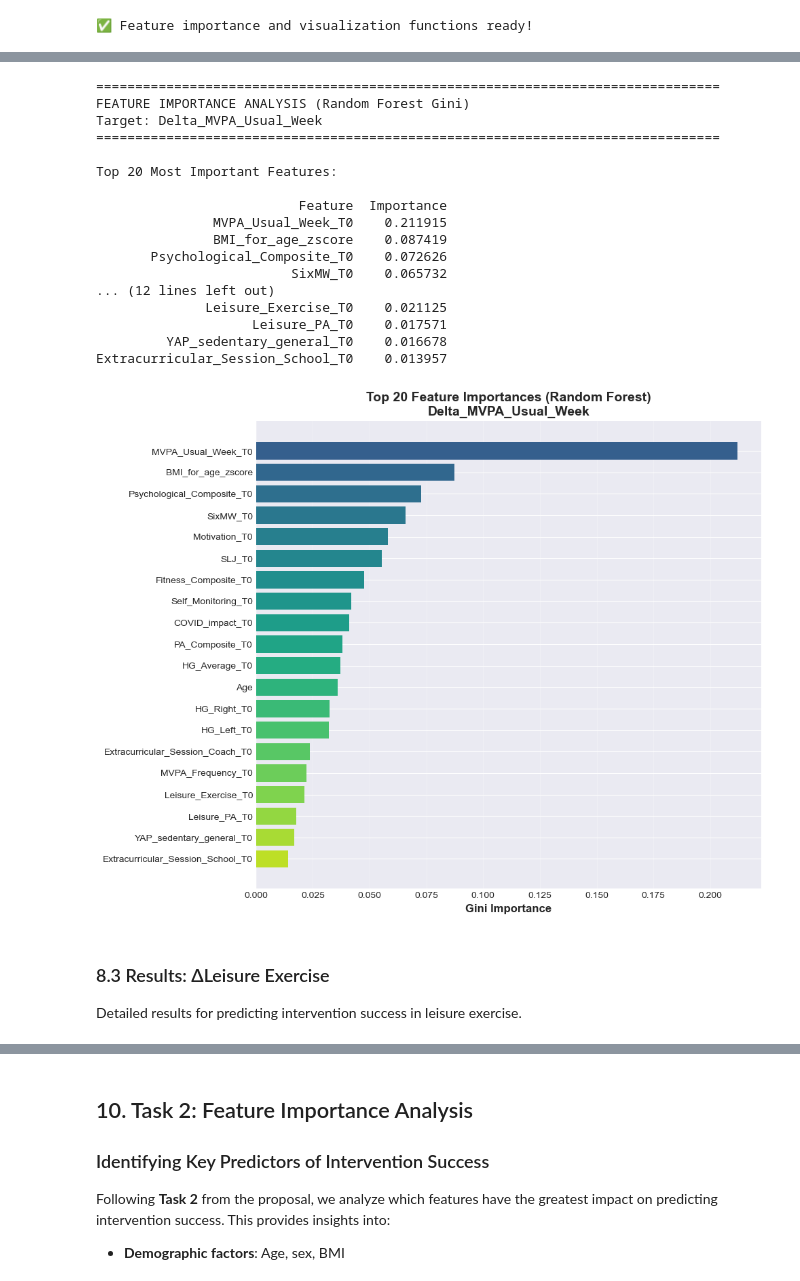
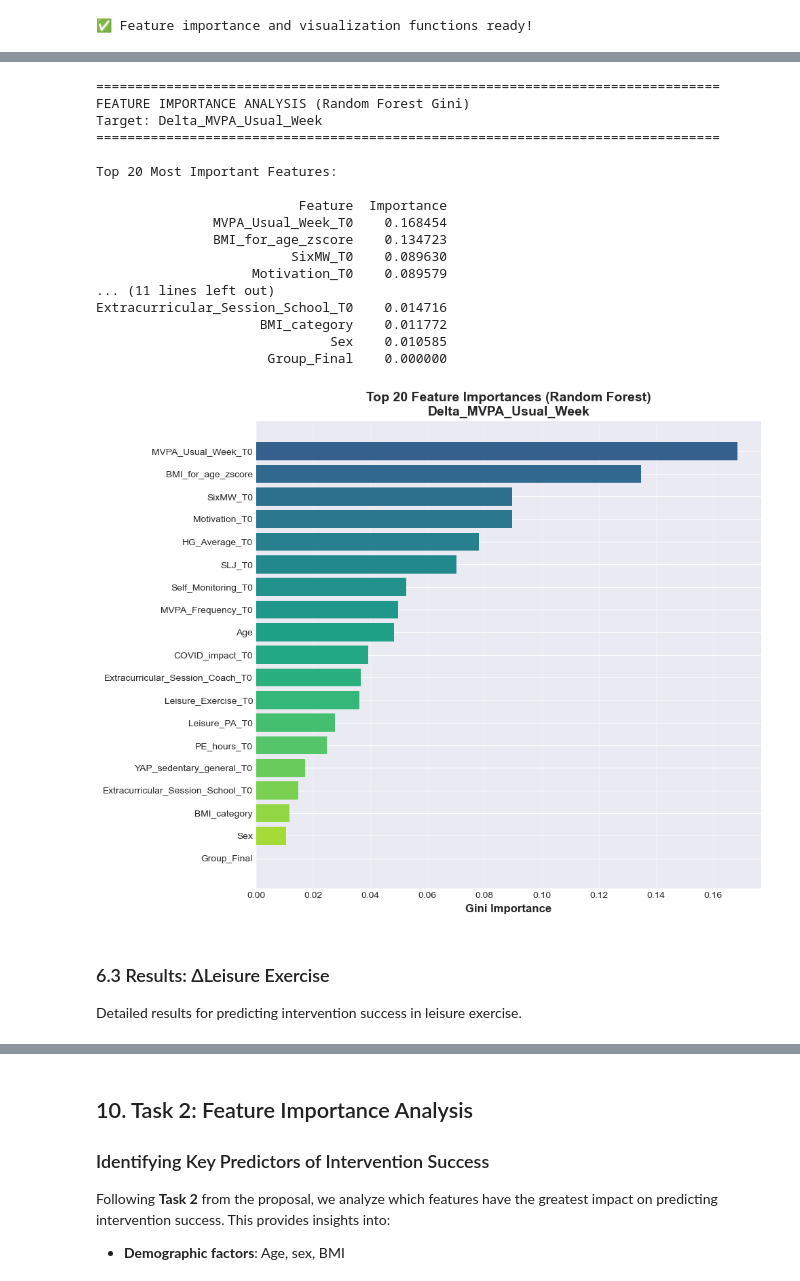
Before and after one commit to annalena13403/PE4Move_Project, a Jupyter notebook: ML.ipynb, the cells around one changed output, grey strips where cells are left out. Saved outputs shown, nothing was run; the diff lists cells and outputs as text; code cells hidden in the pictures.

```diff
--- a/ML.ipynb
+++ b/ML.ipynb
@@ -390,10 +210,35 @@ All features are from T0 (baseline) only to prevent data leakage when predicting
 # %%
+# Define baseline features (all features from data preparation)
+# Note: Delta scores and other engineered features are already in the dataset
+baseline_features = [
+    # Demographics
+    'Age', 'Sex',
+    # Baseline Physical Activity
+    'MVPA_Frequency_T0', 'Leisure_Exercise_T0', 'YAP_sedentary_general_T0',
+    'Leisure_PA_T0', 'MVPA_Usual_Week_T0',
+    # PE and Sports Participation
+    'PE_hours_T0', 'Extracurricular_Session_Coach_T0', 'Extracurricular_Session_School_T0',
+    # Context
+    'COVID_impact_T0',
+    # Physical Fitness
+    'SixMW_T0', 'SLJ_T0', 'HG_Average_T0',
+    # Psychosocial (Self-Determination Theory)
+    'Motivation_T0', 'Self_Monitoring_T0',
+    # Anthropometric
+    'BMI_for_age_zscore', 'BMI_category',
+    # Group Assignment
+    'Group_Final'
+]
+
 # Prepare feature matrix
-X = df_ml[all_features].copy()
+X = df[baseline_features].copy()
 
 print("=" * 80)
 print("DATA PREPARATION & ENCODING")
 print("=" * 80)
+
+print(f"\n📊 Feature matrix shape: {X.shape}")
+print(f"   Total features: {len(baseline_features)}")
 
 # Encode categorical variables
 le_sex = LabelEncoder()
@@ -408,9 +253,7 @@ le_group = LabelEncoder()
 X['Group_Final'] = le_group.fit_transform(X['Group_Final'])
 print(f"✅ Encoded Group_Final: {dict(zip(le_group.classes_, le_group.transform(le_group.classes_)))}")
 
-print(f"\n📊 Final feature matrix shape: {X.shape}")
-print(f"   Predictor variables: {len(all_features)}")
-print("\n✅ Data ready for machine learning models!")
+print(f"\n✅ Data ready for machine learning models!")
 # %% [output]
 ================================================================================
 DATA PREPARATION & ENCODING
@@ -667,11 +512,11 @@ print("=" * 80)
 print("TASK 1: PREDICTING INTERVENTION SUCCESS")
 print("=" * 80)
 print(f"\nTargets: Change scores (Δ) in physical activity from T0 to T1")
-print(f"Predictors: {len(all_features)} baseline (T0) features only\n")
+print(f"Predictors: {len(baseline_features)} baseline (T0) features only\n")
 
 # Train models for each intervention success metric
 for target in delta_targets:
-    y = df_ml[target].copy()
+    y = df[target].copy()
 
     results, predictions, X_train, X_test, y_train, y_test, scaler = train_and_evaluate_models(
         X, y, target
@@ -752,6 +597,6 @@ plt.show()
 # %%
 # Feature importance for Delta_MVPA_Frequency
-fig, importance_df = get_feature_importance_rf(predictions, all_features, target_name, top_n=20)
+fig, importance_df = get_feature_importance_rf(predictions, baseline_features, target_name, top_n=20)
 if fig:
     all_importance_delta[target_name] = importance_df
     plt.show()
@@ -815,32 +660,32 @@ plt.show()
 # %%
 # Feature importance for Delta_MVPA_Usual_Week
-fig, importance_df = get_feature_importance_rf(predictions, all_features, target_name, top_n=20)
+fig, importance_df = get_feature_importance_rf(predictions, baseline_features, target_name, top_n=20)
 if fig:
     all_importance_delta[target_name] = importance_df
     plt.show()
 else:
     print("Feature importance only available for tree-based models")
 # %% [output]
 ================================================================================
 FEATURE IMPORTANCE ANALYSIS (Random Forest Gini)
 Target: Delta_MVPA_Usual_Week
 ================================================================================
 
 Top 20 Most Important Features:
 
                           Feature  Importance
-               MVPA_Usual_Week_T0    0.211915
-               BMI_for_age_zscore    0.087419
-       Psychological_Composite_T0    0.072626
-                         SixMW_T0    0.065732
-... (12 lines left out)
-              Leisure_Exercise_T0    0.021125
-                    Leisure_PA_T0    0.017571
-         YAP_sedentary_general_T0    0.016678
-Extracurricular_Session_School_T0    0.013957
+               MVPA_Usual_Week_T0    0.168454
+               BMI_for_age_zscore    0.134723
+                         SixMW_T0    0.089630
+                    Motivation_T0    0.089579
+... (11 lines left out)
+Extracurricular_Session_School_T0    0.014716
+                     BMI_category    0.011772
+                              Sex    0.010585
+                      Group_Final    0.000000
-[figure, old version]
+[figure, new version]
 # %% [markdown]
-### 8.3 Results: ΔLeisure Exercise
+### 6.3 Results: ΔLeisure Exercise
 
 Detailed results for predicting intervention success in leisure exercise.
 # %%
```
Also changed, not shown: parts of 30 cells of this notebook, 3 other files.
